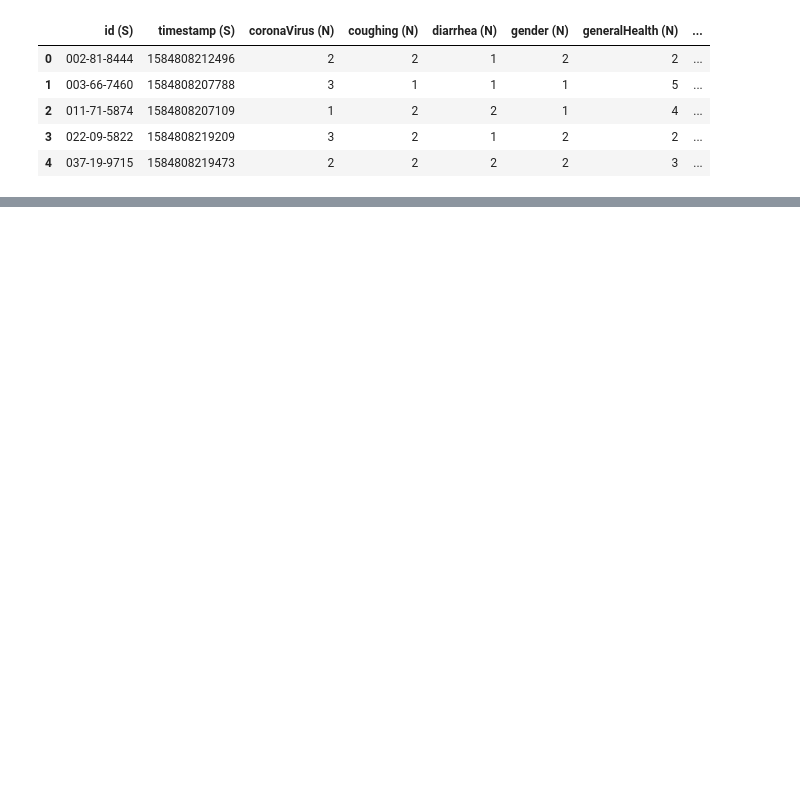
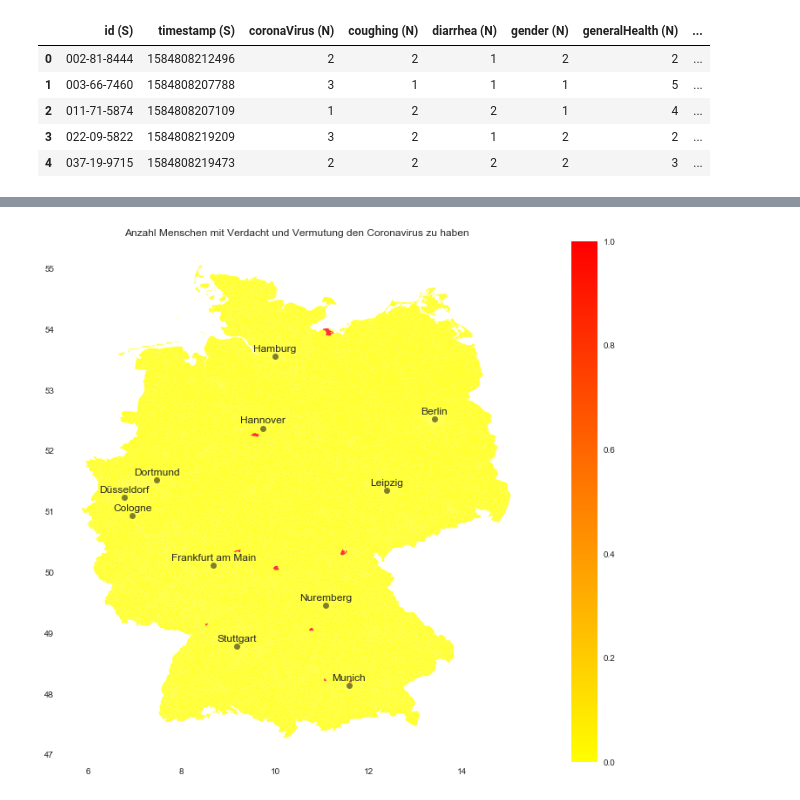
Before and after one commit to pfandzelter/cov-erage, a Jupyter notebook: analytics/map.ipynb, the cells around one changed output, grey strips where cells are left out. Cells and saved outputs as stored; diff of their text form; code cells hidden in the pictures; blank space fills up the shorter version.

```diff
--- a/analytics/map.ipynb
+++ b/analytics/map.ipynb
@@ -93,7 +158,7 @@ plz_shape_df.head()
 # %%
 # Define plot feature
-plz_shape_df = plz_shape_df \
-    .assign(first_dig_plz = lambda x: x['plz'].str.slice(start=4, stop=5))
+# plz_shape_df = plz_shape_df \
+#     .assign(first_dig_plz = lambda x: x['plz'].str.slice(start=4, stop=5))
 # %%
 #Plot
 fig, ax = plt.subplots()
@@ -136,0 +244,11 @@ ax.set(
+# %%
+# Merge plz_df and Coverage lake.
+merged_cg3 = pd.merge(
+    left=plz_shape_df,
+    right=df_cg3,
+    on="plz",
+    how='left'
+)
+merged_cg3.fillna(0, inplace=True)
+
+merged_cg3.head()
@@ -136,0 +262,39 @@ ax.set(
+# %%
+#Plot
+fig, ax = plt.subplots()
+
+#plot plz shape
+merged_cg3.plot(
+    ax=ax,
+    column='cases',
+    categorical=False,
+    legend=True,
+    cmap='autumn_r',
+    alpha=0.8
+)
+
+#plot cities
+for c in top_cities.keys():
+    ax.text(
+        x=top_cities[c][0],
+        y=top_cities[c][1] + 0.08,
+        s=c,
+        fontsize=12,
+        ha='center',
+    )
+
+    ax.plot(
+        top_cities[c][0],
+        top_cities[c][1],
+        marker='o',
+        c='black',
+        alpha=0.5
+    )
+
+ax.set(
+    title='Anzahl Menschen mit Verdacht und Vermutung den Coronavirus zu haben',
+    aspect=1.3,
+    facecolor='white'
+);
+# %% [output]
+[figure, added]
```
Also changed, not shown: parts of 13 cells of this notebook.
